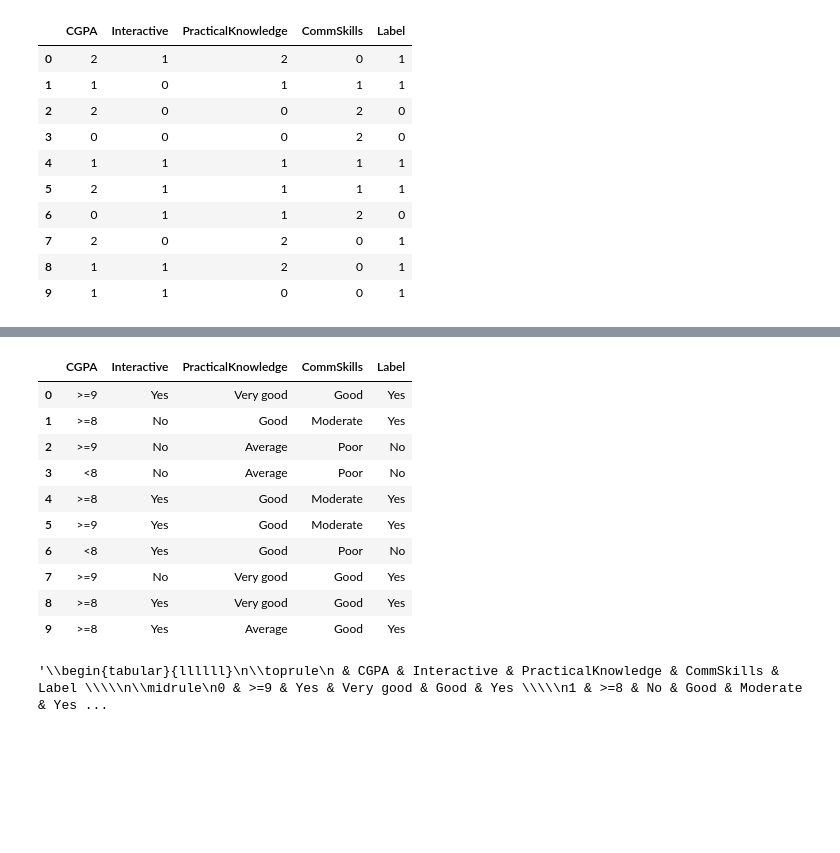
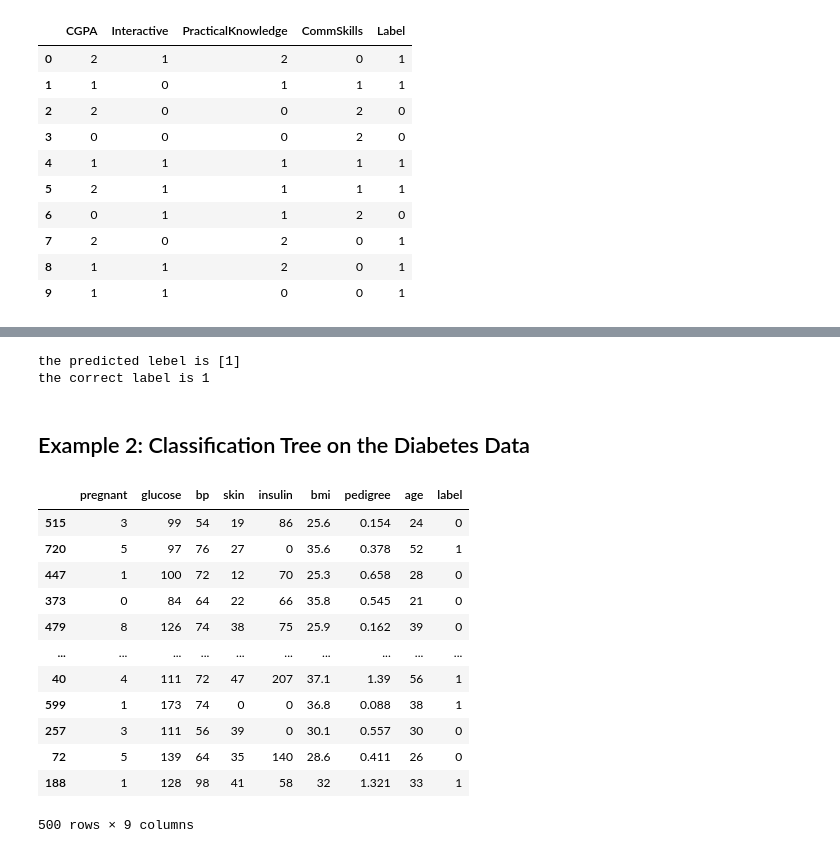
Before and after one commit to lemerleau/CART, a Jupyter notebook: notebooks/CART.ipynb, the cells around one changed output, grey strips where cells are left out. Cells and saved outputs as stored; diff of their text form; code cells hidden in the pictures; blank space fills up the shorter version.

```diff
--- a/notebooks/CART.ipynb
+++ b/notebooks/CART.ipynb
@@ -269,18 +154,0 @@ array([1, 1, 0, 0, 1, 1, 0, 1, 1, 1])
-# %%
-job_data
-# %% [output]
-|  | CGPA | Interactive | PracticalKnowledge | CommSkills | Label |
-| 0 | >=9 | Yes | Very good | Good | Yes |
-| 1 | >=8 | No | Good | Moderate | Yes |
-| 2 | >=9 | No | Average | Poor | No |
-| 3 | <8 | No | Average | Poor | No |
-| 4 | >=8 | Yes | Good | Moderate | Yes |
-| 5 | >=9 | Yes | Good | Moderate | Yes |
-| 6 | <8 | Yes | Good | Poor | No |
-| 7 | >=9 | No | Very good | Good | Yes |
-| 8 | >=8 | Yes | Very good | Good | Yes |
-| 9 | >=8 | Yes | Average | Good | Yes |
-# %%
-job_data.to_latex()
-# %% [output]
-'\\begin{tabular}{llllll}\n\\toprule\n & CGPA & Interactive & PracticalKnowledge & CommSkills & Label \\\\\n\\midrule\n0 & >=9 & Yes & Very good & Good & Yes \\\\\n1 & >=8 & No & Good & Moderate & Yes ...
@@ -286,0 +158,30 @@ job_data.to_latex()
+# %%
+print(f"the predicted lebel is {y_pred}")
+print(f"the correct label is {y[1]}")
+# %% [output]
+the predicted lebel is [1]
+the correct label is 1
+# %% [markdown]
+## Example 2: Classification Tree on the Diabetes Data
+# %%
+# load the data
+col_names = ['pregnant', 'glucose', 'bp', 'skin', 'insulin', 'bmi', 'pedigree', 'age', 'label']
+# load dataset
+pima = pd.read_csv("../data/diabetes.csv", header=None, names=col_names)
+random_sample = np.random.randint(0, 767, 500)
+pima = pima.iloc[random_sample]
+pima
+# %% [output]
+|  | pregnant | glucose | bp | skin | insulin | bmi | pedigree | age | label |
+| 515 | 3 | 99 | 54 | 19 | 86 | 25.6 | 0.154 | 24 | 0 |
+| 720 | 5 | 97 | 76 | 27 | 0 | 35.6 | 0.378 | 52 | 1 |
+| 447 | 1 | 100 | 72 | 12 | 70 | 25.3 | 0.658 | 28 | 0 |
+| 373 | 0 | 84 | 64 | 22 | 66 | 35.8 | 0.545 | 21 | 0 |
+| 479 | 8 | 126 | 74 | 38 | 75 | 25.9 | 0.162 | 39 | 0 |
+| ... | ... | ... | ... | ... | ... | ... | ... | ... | ... |
+| 40 | 4 | 111 | 72 | 47 | 207 | 37.1 | 1.39 | 56 | 1 |
+| 599 | 1 | 173 | 74 | 0 | 0 | 36.8 | 0.088 | 38 | 1 |
+| 257 | 3 | 111 | 56 | 39 | 0 | 30.1 | 0.557 | 30 | 0 |
+| 72 | 5 | 139 | 64 | 35 | 140 | 28.6 | 0.411 | 26 | 0 |
+| 188 | 1 | 128 | 98 | 41 | 58 | 32 | 1.321 | 33 | 1 |
+500 rows × 9 columns
```
Also changed, not shown: parts of 46 cells of this notebook, 5 other files.
